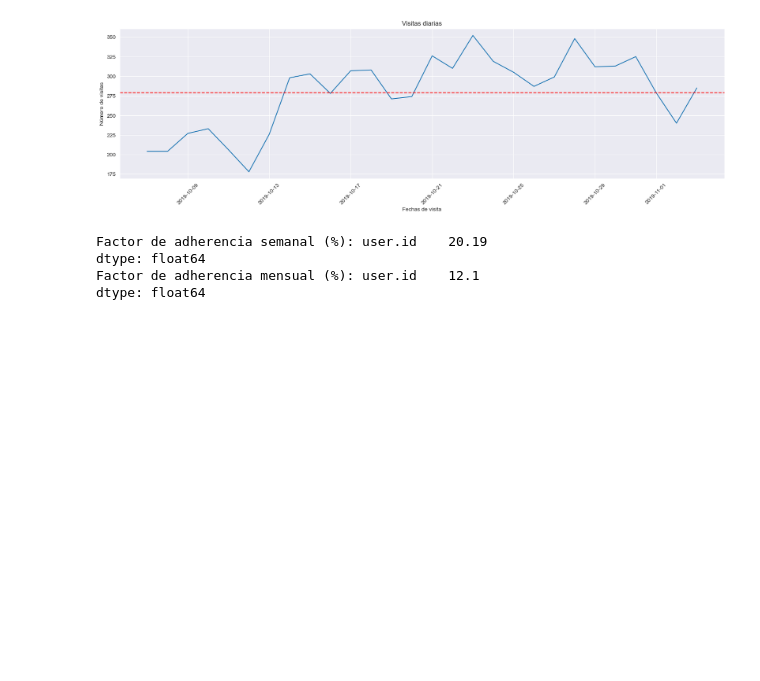
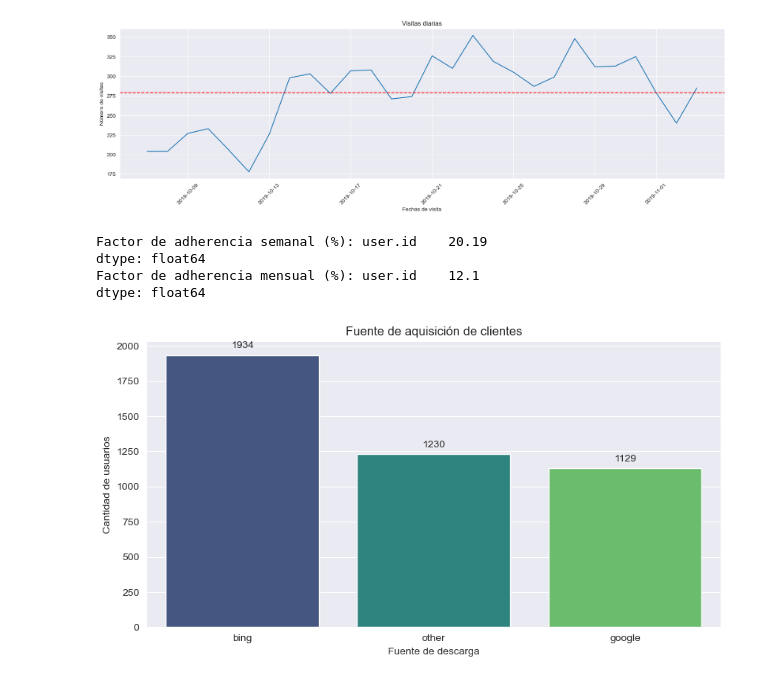
Before and after one commit to Alop89/integral_project, a Jupyter notebook: structuring/descomposicion.ipynb, the cells around one changed output. Cells and saved outputs as stored; diff of their text form; code cells hidden in the pictures; blank space fills up the shorter version.

```diff
--- a/structuring/descomposicion.ipynb
+++ b/structuring/descomposicion.ipynb
@@ -310,9 +305,9 @@ El 35% de los usuarios iniciales llega a la etapa de 'show_contacts', lo que rep
 # Visitas diarias a la plataforma
 
 # Primera visita
-firts_visit = data.groupby('user.id')['event.time'].min()
+firts_visit = user_source.groupby('user.id')['event.time'].min()
 firts_visit.name = 'first_visit_date'
-data_first_visit = data.merge(firts_visit, on ='user.id')
+data_first_visit = user_source.merge(firts_visit, on ='user.id')
 
 # Promedio de visitas diarias
 visits_dau = np.round(data_first_visit.groupby('date').agg({'user.id':'nunique'}).mean(), 2)
@@ -351,3 +346,25 @@ Factor de adherencia semanal (%): user.id    20.19
 dtype: float64
 Factor de adherencia mensual (%): user.id    12.1
 dtype: float64
+# %%
+# Análisis de usuarios por fuente de adquisición
+source_adq = data_first_visit.groupby(['first_visit_date', 'source']).agg({'user.id':'nunique'})
+source_adq.rename(columns ={'user.id':'count'}, inplace= True)
+source_adq.reset_index(inplace= True)
+source_only = source_adq.groupby('source').count().sort_values(by='count', ascending = False)
+
+
+plt.figure(figsize=(10,5))
+barplot = sns.barplot(data = source_only, x ='source', y ='count', palette='viridis', hue = 'source')
+plt.title('Fuente de aquisición de clientes')
+plt.xlabel('Fuente de descarga')
+plt.ylabel('Cantidad de usuarios')
+for p in barplot.patches:
+    barplot.annotate(format(p.get_height(), '.0f'),
+                     (p.get_x() + p.get_width() / 2., p.get_height()),
+                     ha = 'center', va = 'center',
+                     xytext = (0, 9),
+                     textcoords = 'offset points')
+plt.show()
+# %% [output]
+[figure, added]
```
Also changed, not shown: parts of 13 cells of this notebook.
